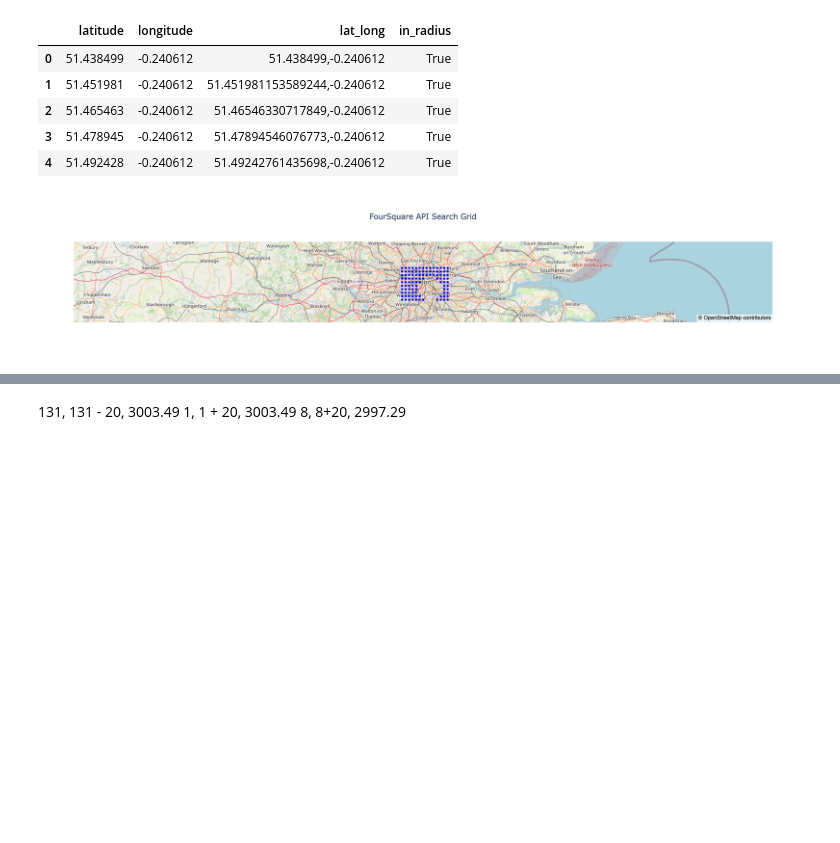
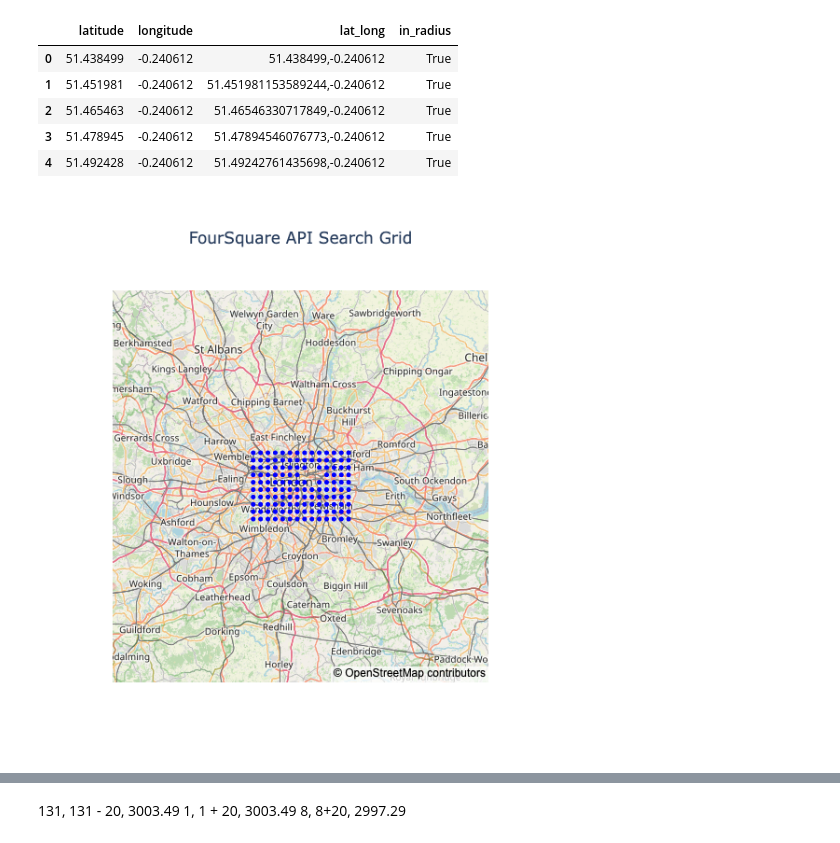
Before and after one commit to rhart-rup/Foursquare-Venue-Scraper-2023, a Jupyter notebook: Four_Square_Venue_Search.ipynb, the cells around one changed output, grey strips where cells are left out. Saved outputs shown, nothing was run; the diff lists cells and outputs as text; code cells hidden in the pictures; blank space fills up the shorter version.

```diff
--- a/Four_Square_Venue_Search.ipynb
+++ b/Four_Square_Venue_Search.ipynb
@@ -87,12 +24,0 @@ from json.decoder import JSONDecodeError
-# %%
-key = 'fsq3MYXlFApTX2z3Q5dOBckbXHSnG9a7pbwgZkIP8vz4YNw='
-url = "https://api.foursquare.com/v3/places/search"
-headers = {
-        "Accept": "application/json",
-        "Authorization": key
-    }
-
-min_lat = 51.438499
-max_lat = 51.546890
-min_long = -0.240612
-max_long = 0.026043
@@ -99,4 +106,13 @@ max_long = 0.026043
 # %%
+with open('key.txt') as f:
+    key = f.read()
+
+search_url = "https://api.foursquare.com/v3/places/search"
+headers = {
+        "Accept": "application/json",
+        "Authorization": key
+    }
+
 @RateLimiter(max_calls=49, period=1)
 def api_call(long_lat, radius, key):
     """Perform a foursquare places api search and return results.
@@ -127,7 +143,7 @@ def api_call(long_lat, radius, key):
         "Authorization": key
     }
 
-    return requests.request("GET", url, headers=headers, params=params)
+    return requests.request("GET", search_url, headers=headers, params=params)
 # %%
 response = api_call('51.513882,-0.119478', '1000', key)
 results = json.loads(response.text)
@@ -595,9 +609,9 @@ df_lat_long = pd.DataFrame(lat_long_split, columns = ['latitude',
 df_lat_long[['latitude', 'longitude']] = (df_lat_long[['latitude', 'longitude']]
                                           .applymap(float))
 # Select a lat_long value from the lat_long grid (use 55 then 30)
-lat_long_point = df_lat_long.loc[83,'lat_long']
+lat_long_point = df_lat_long.loc[86,'lat_long']
 # Define radius from this point that we want to identify
-radius_from_point = 5000
+radius_from_point = 2000
 
 lat_searched, long_searched = split_lat_long(lat_long_point)
 # Extract bounding box dlat and dlong values that define minumum
@@ -609,7 +623,7 @@ dlat, dlong = bounding_box(lat_searched, long_searched, radius_from_point/1000)
 #                                            lat_long_point, lat_long)
 #                            for lat_long in df_lat_long.lat_long]
 df_lat_long['in_radius'] = [check_in_radius(radius_from_point,
-                                            lat_long_point, lat_long)
+                                            lat_long_point, lat_long, lat_searched, long_searched, dlat, dlong)
                             for lat_long in df_lat_long.lat_long]
 
 df_lat_long.head()
@@ -623,12 +637,17 @@ df_lat_long.head()
 # %%
 # Plot on map, with red for not unique and blue for unique
 fig = px.scatter_mapbox(df_lat_long, lat="latitude", lon="longitude", hover_name="lat_long",
                    size_max=15, zoom=8, title='FourSquare API Search Grid', opacity = 1,
                         color_discrete_sequence=['blue'])
 fig.update_layout(mapbox_style="open-street-map", title_text='FourSquare API Search Grid', title_x=0.5)
+
+fig.update_layout(
+    autosize=False,
+    width=800,
+    height=600,)
 fig.show()
 # %% [output]
-[figure, old version]
+[figure, new version]
 # %%
 # Plot on map, with red for not unique and blue for unique
 fig = px.scatter_mapbox(df_lat_long, lat="latitude", lon="longitude", hover_name="lat_long",
```
Also changed, not shown: parts of 19 cells of this notebook.
